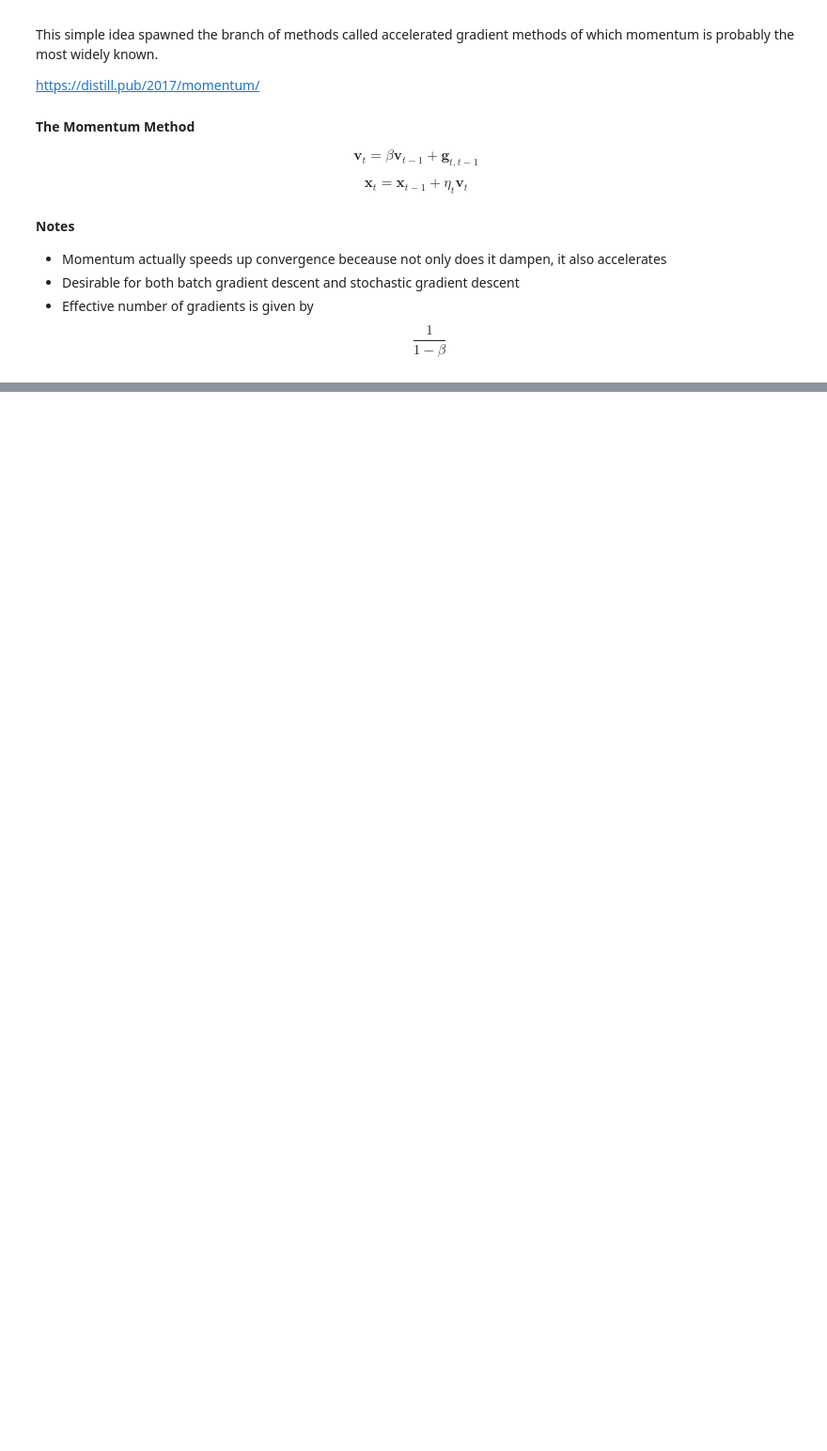
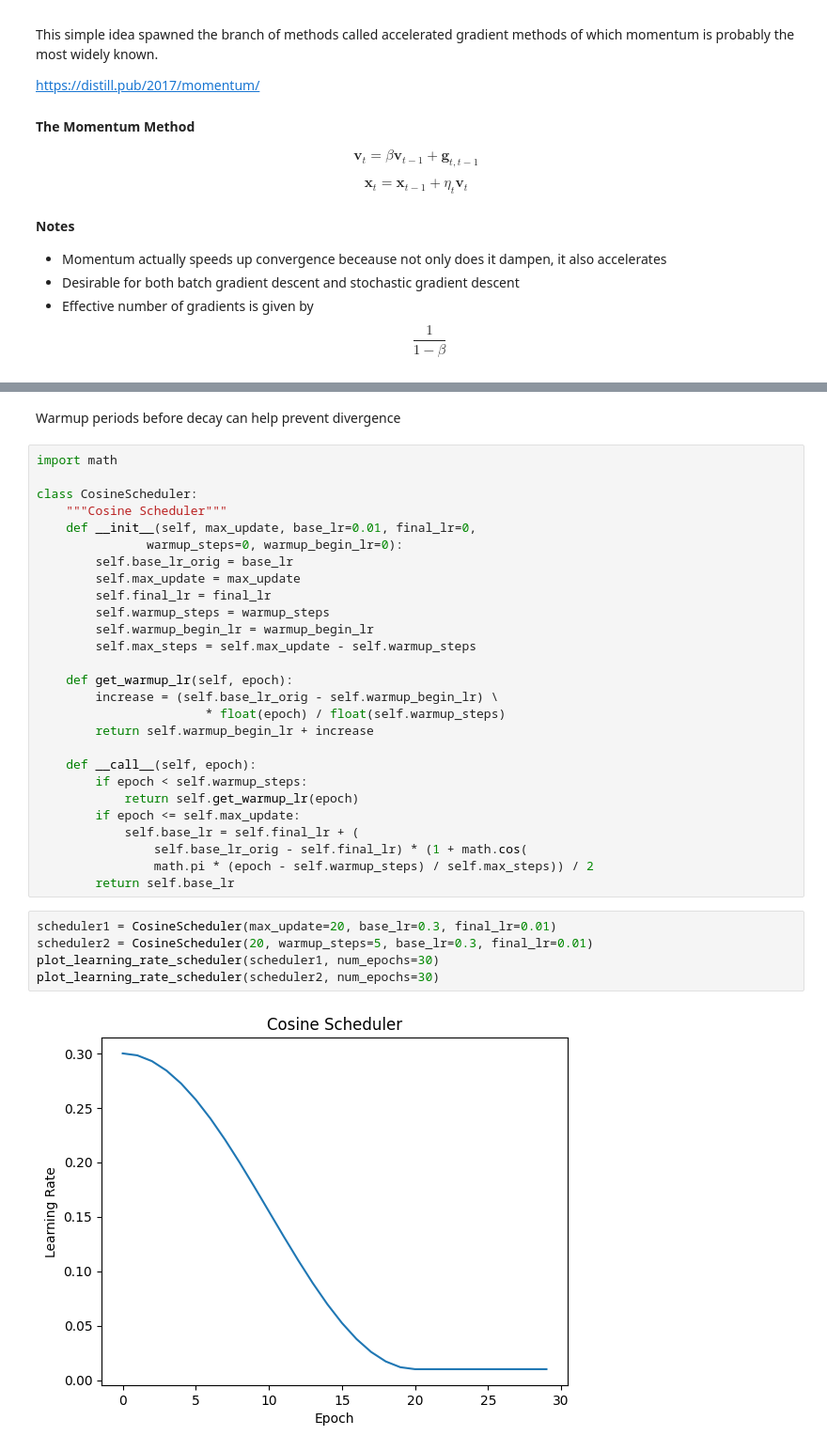
Before and after one commit to dhuvik/COMP664-Deep-Learning, a Jupyter notebook: Chapter 12 - Optimization Algorithms.ipynb, the cells around one changed output, grey strips where cells are left out. Shown at 94% size. Cells and saved outputs as stored; diff of their text form; blank space fills up the shorter version.

```diff
--- a/Chapter 12 - Optimization Algorithms.ipynb
+++ b/Chapter 12 - Optimization Algorithms.ipynb
@@ -281,0 +454,36 @@ $$ \frac{1}{1-\beta}$$
+# %% [markdown]
+Warmup periods before decay can help prevent divergence
+# %%
+import math
+
+class CosineScheduler:
+    """Cosine Scheduler"""
+    def __init__(self, max_update, base_lr=0.01, final_lr=0,
+               warmup_steps=0, warmup_begin_lr=0):
+        self.base_lr_orig = base_lr
+        self.max_update = max_update
+        self.final_lr = final_lr
+        self.warmup_steps = warmup_steps
+        self.warmup_begin_lr = warmup_begin_lr
+        self.max_steps = self.max_update - self.warmup_steps
+
+    def get_warmup_lr(self, epoch):
+        increase = (self.base_lr_orig - self.warmup_begin_lr) \
+                       * float(epoch) / float(self.warmup_steps)
+        return self.warmup_begin_lr + increase
+
+    def __call__(self, epoch):
+        if epoch < self.warmup_steps:
+            return self.get_warmup_lr(epoch)
+        if epoch <= self.max_update:
+            self.base_lr = self.final_lr + (
+                self.base_lr_orig - self.final_lr) * (1 + math.cos(
+                math.pi * (epoch - self.warmup_steps) / self.max_steps)) / 2
+        return self.base_lr
+# %%
+scheduler1 = CosineScheduler(max_update=20, base_lr=0.3, final_lr=0.01)
+scheduler2 = CosineScheduler(20, warmup_steps=5, base_lr=0.3, final_lr=0.01)
+plot_learning_rate_scheduler(scheduler1, num_epochs=30)
+plot_learning_rate_scheduler(scheduler2, num_epochs=30)
+# %% [output]
+[figure, added]
```
Also changed, not shown: parts of 25 cells of this notebook, 1 other file.
